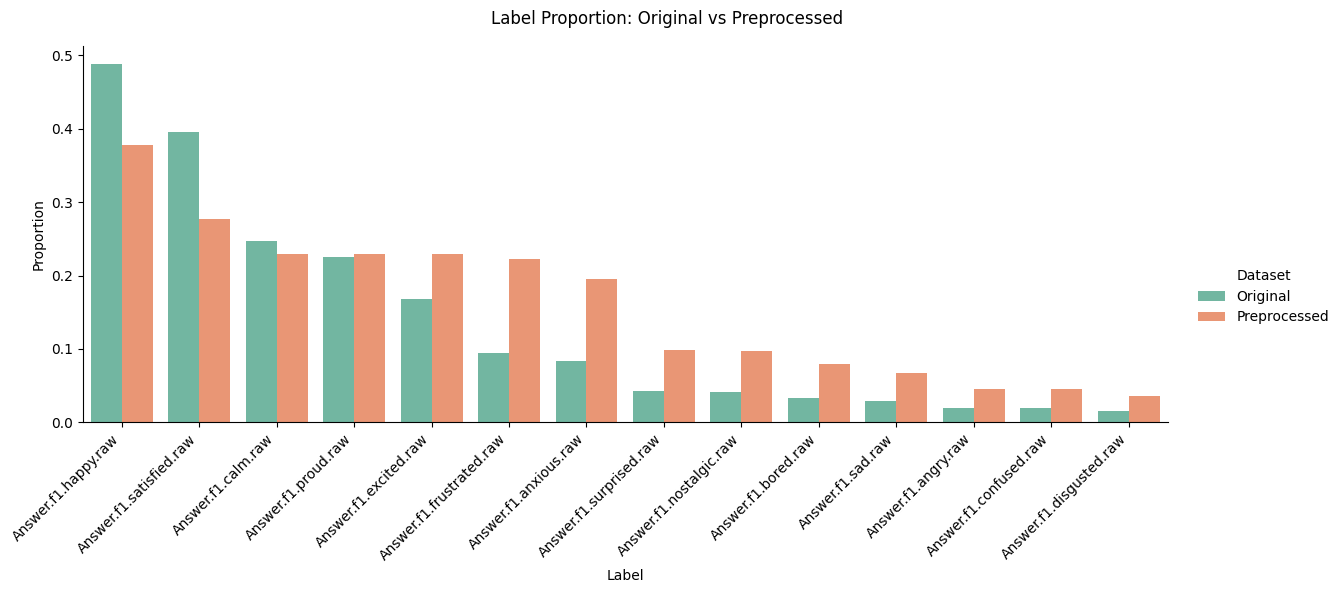
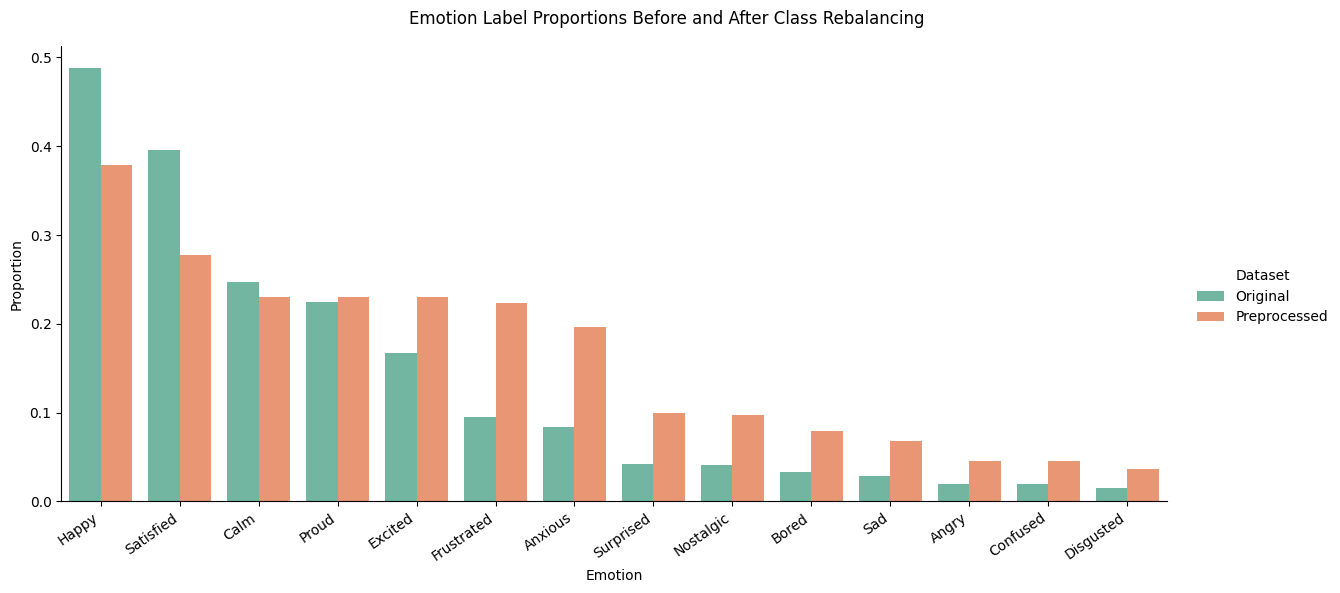
Code edit (unified diff) that turned the first committed figure into the second:
--- before
+++ after
@@ -1,3 +1,3 @@
-label_order = orig_counts.sort_values(ascending=False).index.tolist()
+label_order = [label_map[label] for label in orig_counts.index]
 
 orig_props = orig_counts / len(df_orig)
@@ -7,4 +7,5 @@
 prop_df = prop_df.reset_index().melt(id_vars="index", var_name="Dataset", value_name="Proportion")
 prop_df = prop_df.rename(columns={"index": "Label"})
+prop_df["Label"] = prop_df["Label"].map(label_map)
 
 g = sns.catplot(
@@ -19,6 +20,6 @@
     order=label_order,
 )
-g.set_xticklabels(rotation=45, ha="right")
-g.set_axis_labels("Label", "Proportion")
-g.figure.suptitle("Label Proportion: Original vs Preprocessed")
+g.set_xticklabels(rotation=35, ha="right")
+g.set_axis_labels("Emotion", "Proportion")
+g.figure.suptitle("Emotion Label Proportions Before and After Class Rebalancing")
 g.tight_layout()

Commit: Improve preprocessing notebook